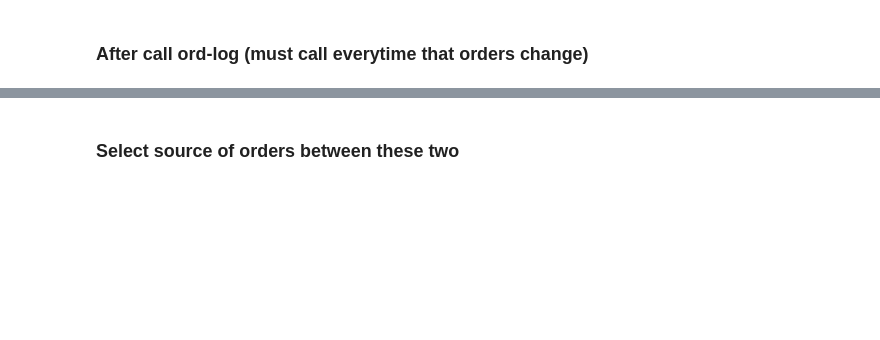
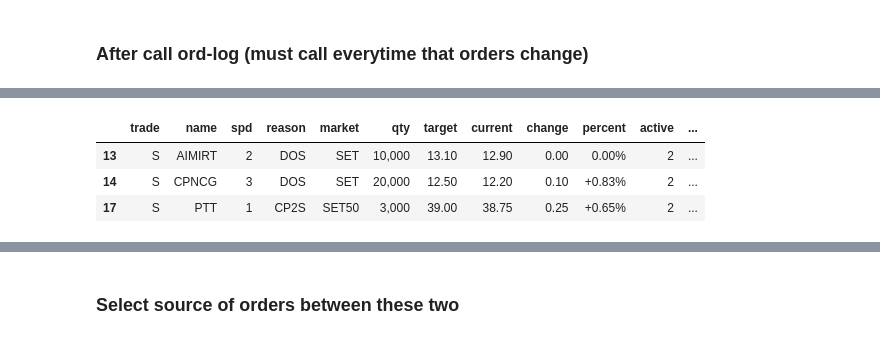
Before and after one commit to santimcs/A8, a Jupyter notebook: Daily/120-Orders.ipynb, the cells around one changed output, grey strips where cells are left out. Drawn from its saved outputs; the diff is of its cells as text; code cells hidden in the pictures; blank space fills up the shorter version.

```diff
--- a/Daily/120-Orders.ipynb
+++ b/Daily/120-Orders.ipynb
@@ -146,5 +194,10 @@ show(df[['trans','name','spd','reason','qty','target','current','percent','activ
 # %%
-ms = (df.trans == 'Sell') & (df.spd <= 5)
+ms = (df.trans == 'Sell') & (df.spd <= 3)
 df[ms].sort_values(['name'],ascending=[True]).style.format(format_dict)
+# %% [output]
+|  | trade | name | spd | reason | market | qty | target | current | change | percent | active | ... |
+| 13 | S | AIMIRT | 2 | DOS | SET | 10,000 | 13.10 | 12.90 | 0.00 | 0.00% | 2 | ... |
+| 14 | S | CPNCG | 3 | DOS | SET | 20,000 | 12.50 | 12.20 | 0.10 | +0.83% | 2 | ... |
+| 17 | S | PTT | 1 | CP2S | SET50 | 3,000 | 39.00 | 38.75 | 0.25 | +0.65% | 2 | ... |
 # %%
 df[mb | ms].sort_values(['trade','name'],ascending=[True,True])
```
Also changed, not shown: parts of 18 cells of this notebook, 54 other files.
